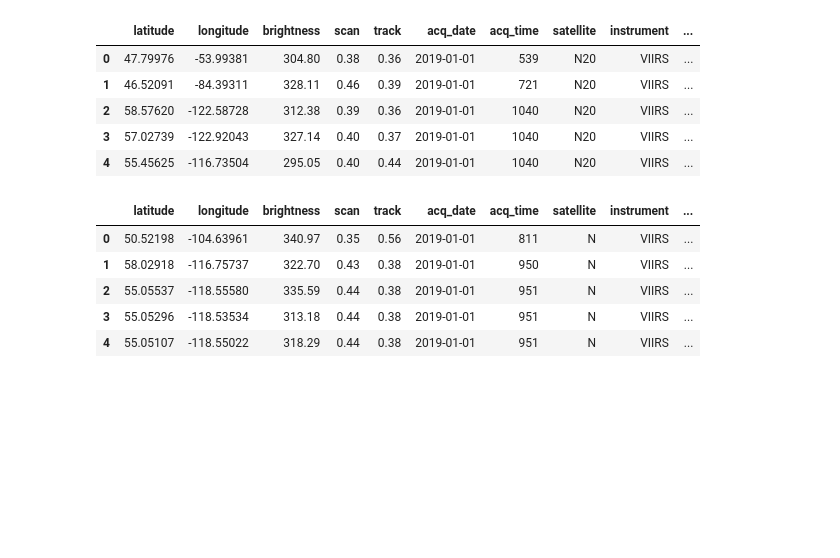
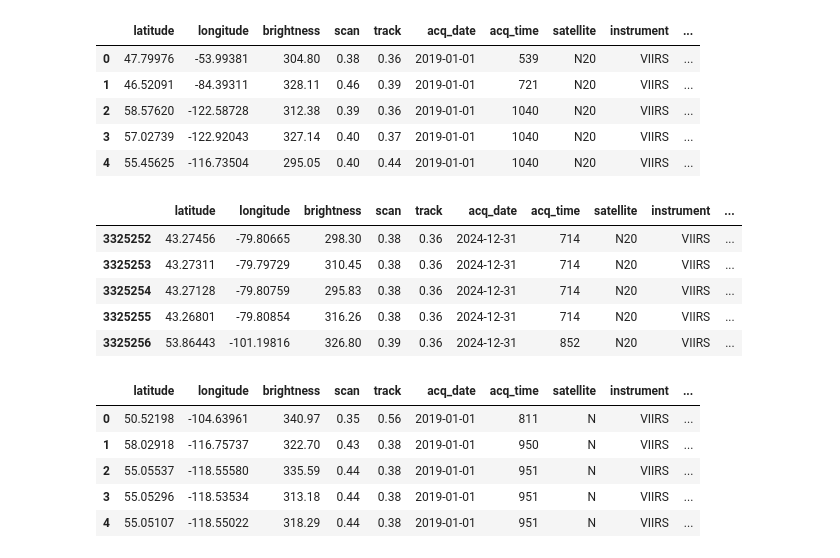
Before and after one commit to aryanballani/orbitx_data, a Jupyter notebook: initial_EDA.ipynb, the cells around one changed output. Cells and saved outputs as stored; diff of their text form; code cells hidden in the pictures; blank space fills up the shorter version.

```diff
--- a/initial_EDA.ipynb
+++ b/initial_EDA.ipynb
@@ -30,6 +30,15 @@ NOAA_20_data.head()
 | 2 | 58.57620 | -122.58728 | 312.38 | 0.39 | 0.36 | 2019-01-01 | 1040 | N20 | VIIRS | ... |
 | 3 | 57.02739 | -122.92043 | 327.14 | 0.40 | 0.37 | 2019-01-01 | 1040 | N20 | VIIRS | ... |
 | 4 | 55.45625 | -116.73504 | 295.05 | 0.40 | 0.44 | 2019-01-01 | 1040 | N20 | VIIRS | ... |
+# %%
+NOAA_20_data.tail()
+# %% [output]
+|  | latitude | longitude | brightness | scan | track | acq_date | acq_time | satellite | instrument | ... |
+| 3325252 | 43.27456 | -79.80665 | 298.30 | 0.38 | 0.36 | 2024-12-31 | 714 | N20 | VIIRS | ... |
+| 3325253 | 43.27311 | -79.79729 | 310.45 | 0.38 | 0.36 | 2024-12-31 | 714 | N20 | VIIRS | ... |
+| 3325254 | 43.27128 | -79.80759 | 295.83 | 0.38 | 0.36 | 2024-12-31 | 714 | N20 | VIIRS | ... |
+| 3325255 | 43.26801 | -79.80854 | 316.26 | 0.38 | 0.36 | 2024-12-31 | 714 | N20 | VIIRS | ... |
+| 3325256 | 53.86443 | -101.19816 | 326.80 | 0.39 | 0.36 | 2024-12-31 | 852 | N20 | VIIRS | ... |
 # %%
 SNPP_data.head()
 # %% [output]
```
Also changed, not shown: parts of 14 cells of this notebook, 1 other file.
